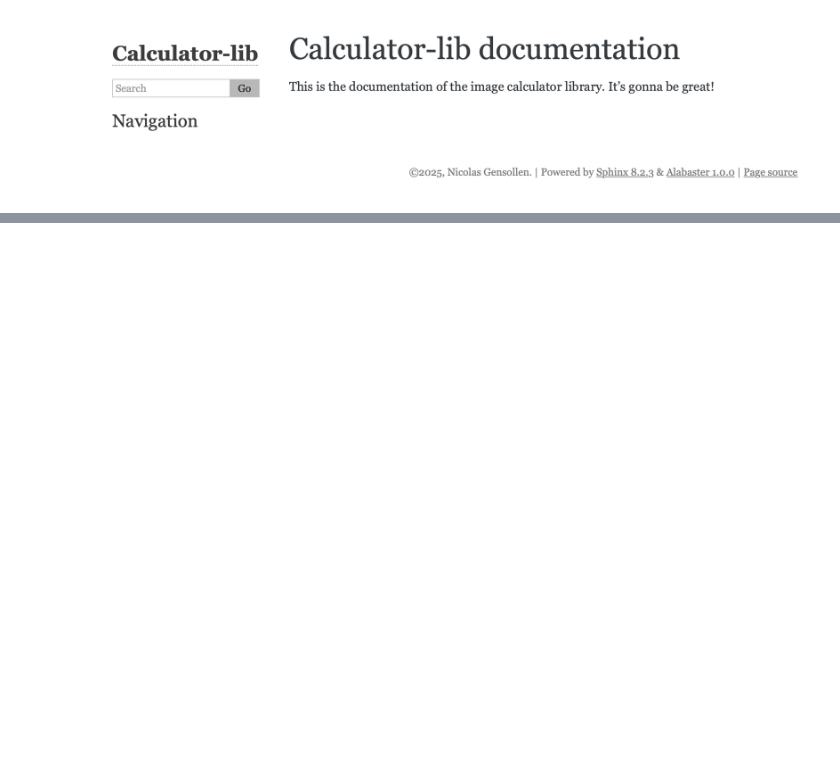
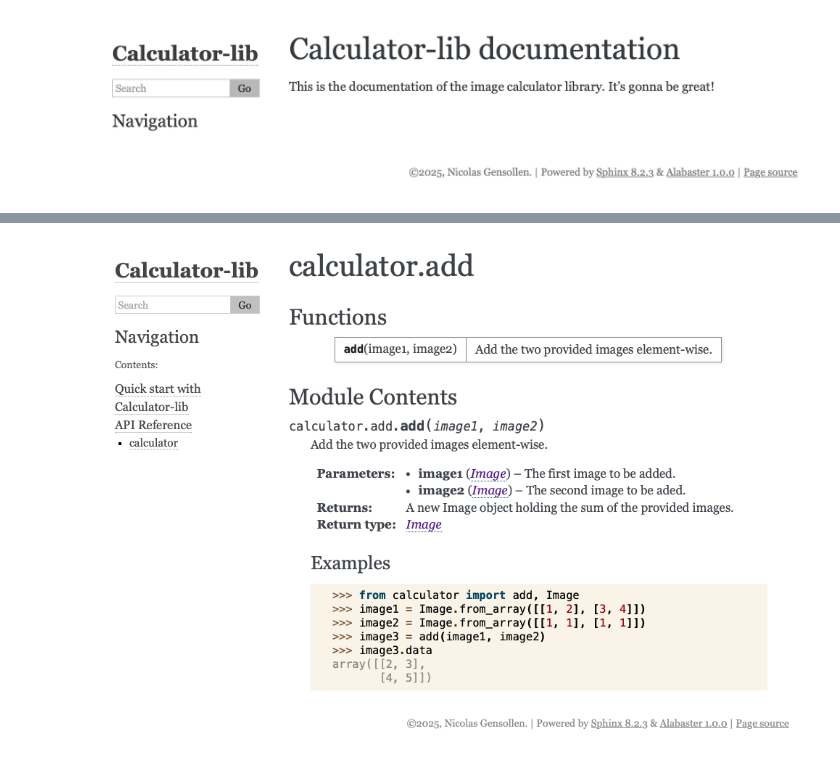
Before and after one commit to NicolasGensollen/formation-SED-2025, a Jupyter notebook: notebooks/Chapter5.ipynb, the cells around one changed output, grey strips where cells are left out. Drawn from its saved outputs; the diff is of its cells as text; code cells hidden in the pictures; blank space fills up the shorter version.

```diff
--- a/notebooks/Chapter5.ipynb
+++ b/notebooks/Chapter5.ipynb
@@ -296,0 +486,4 @@ Image(filename="../images/documentation_2.png")
+# %%
+Image(filename="../images/doc_add.png")
+# %% [output]
+[figure, added]
```
Also changed, not shown: parts of 11 cells of this notebook, 4 other files.
